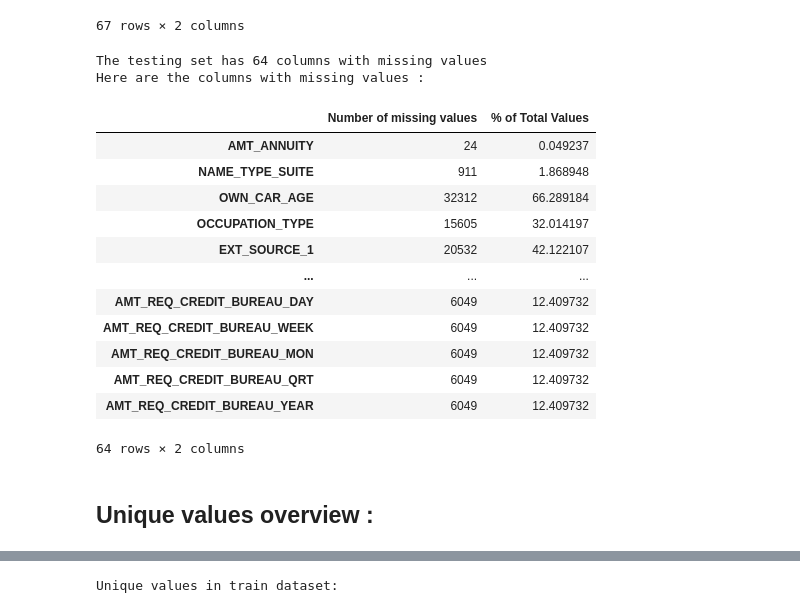
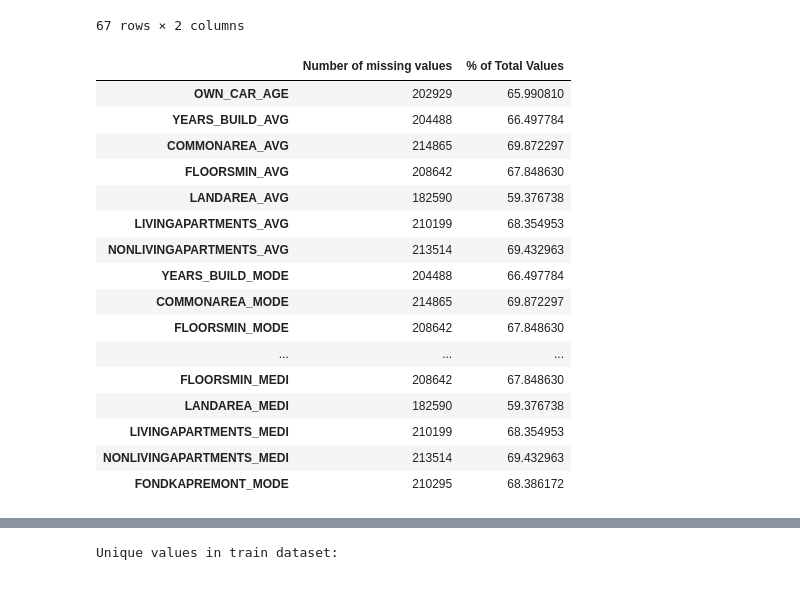
Before and after one commit to Duramann/BigDataApplicationProject, a Jupyter notebook: notebooks/1.0-TD-data-exploration.ipynb, the cells around one changed output, grey strips where cells are left out. Drawn from its saved outputs; the diff is of its cells as text; code cells hidden in the pictures.

```diff
--- a/notebooks/1.0-TD-data-exploration.ipynb
+++ b/notebooks/1.0-TD-data-exploration.ipynb
@@ -130,25 +129,23 @@ Here are the columns with missing values :
 | AMT_REQ_CREDIT_BUREAU_QRT | 41519 | 13.501631 |
 | AMT_REQ_CREDIT_BUREAU_YEAR | 41519 | 13.501631 |
 67 rows × 2 columns
-# %%
-print('The testing set has ' + str(test_missing_values.shape[0]) + ' columns with missing values')
-print('Here are the columns with missing values : ')
-test_missing_values
-# %% [output]
-The testing set has 64 columns with missing values
-Here are the columns with missing values :
-|  | Number of missing values | % of Total Values |
-| AMT_ANNUITY | 24 | 0.049237 |
-| NAME_TYPE_SUITE | 911 | 1.868948 |
-| OWN_CAR_AGE | 32312 | 66.289184 |
-| OCCUPATION_TYPE | 15605 | 32.014197 |
-| EXT_SOURCE_1 | 20532 | 42.122107 |
-| ... | ... | ... |
-| AMT_REQ_CREDIT_BUREAU_DAY | 6049 | 12.409732 |
-| AMT_REQ_CREDIT_BUREAU_WEEK | 6049 | 12.409732 |
-| AMT_REQ_CREDIT_BUREAU_MON | 6049 | 12.409732 |
-| AMT_REQ_CREDIT_BUREAU_QRT | 6049 | 12.409732 |
-| AMT_REQ_CREDIT_BUREAU_YEAR | 6049 | 12.409732 |
-64 rows × 2 columns
-# %% [markdown]
-## Unique values overview :
+# %%
+train_missing_values[train_missing_values['% of Total Values'] > 59]
+# %% [output]
+|  | Number of missing values | % of Total Values |
+| OWN_CAR_AGE | 202929 | 65.990810 |
+| YEARS_BUILD_AVG | 204488 | 66.497784 |
+| COMMONAREA_AVG | 214865 | 69.872297 |
+| FLOORSMIN_AVG | 208642 | 67.848630 |
+| LANDAREA_AVG | 182590 | 59.376738 |
+| LIVINGAPARTMENTS_AVG | 210199 | 68.354953 |
+| NONLIVINGAPARTMENTS_AVG | 213514 | 69.432963 |
+| YEARS_BUILD_MODE | 204488 | 66.497784 |
+| COMMONAREA_MODE | 214865 | 69.872297 |
+| FLOORSMIN_MODE | 208642 | 67.848630 |
+| ... | ... | ... |
+| FLOORSMIN_MEDI | 208642 | 67.848630 |
+| LANDAREA_MEDI | 182590 | 59.376738 |
+| LIVINGAPARTMENTS_MEDI | 210199 | 68.354953 |
+| NONLIVINGAPARTMENTS_MEDI | 213514 | 69.432963 |
+| FONDKAPREMONT_MODE | 210295 | 68.386172 |
```
Also changed, not shown: parts of 4 cells of this notebook, 1 other file.
